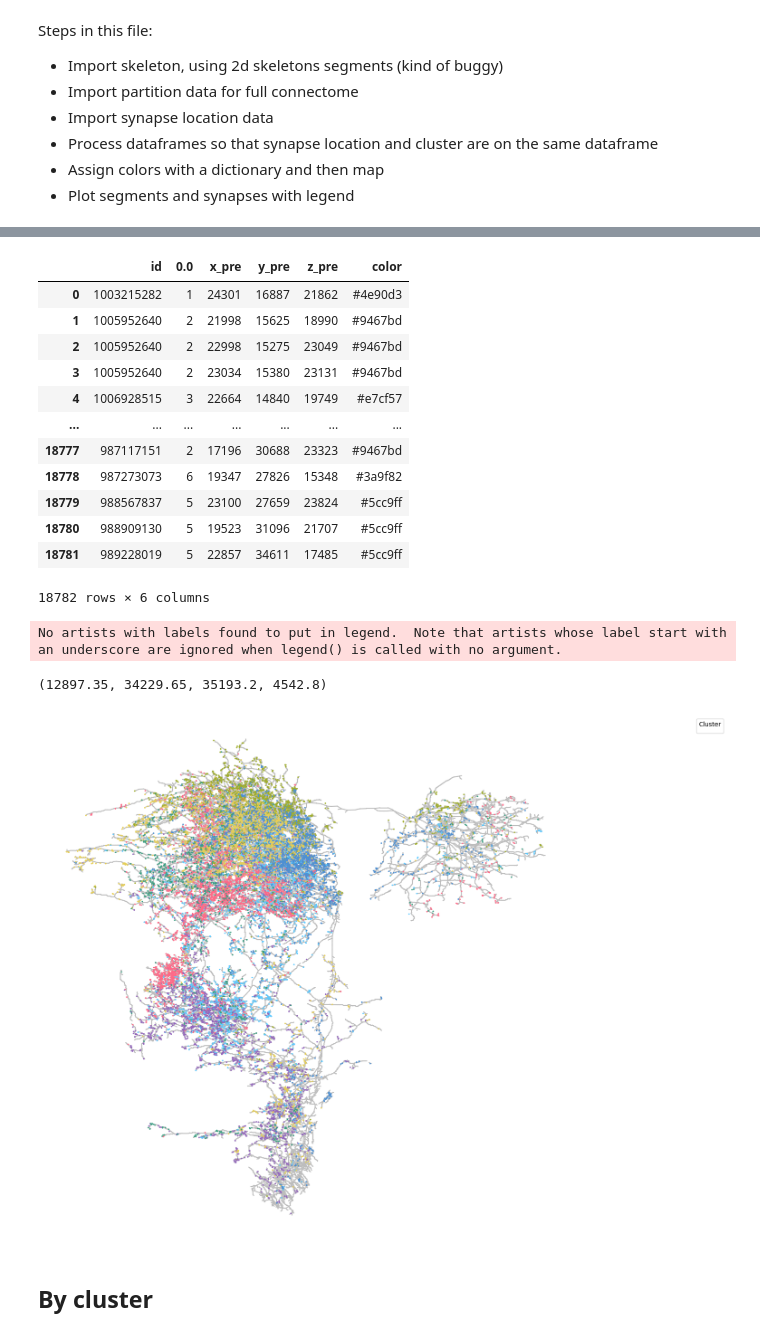
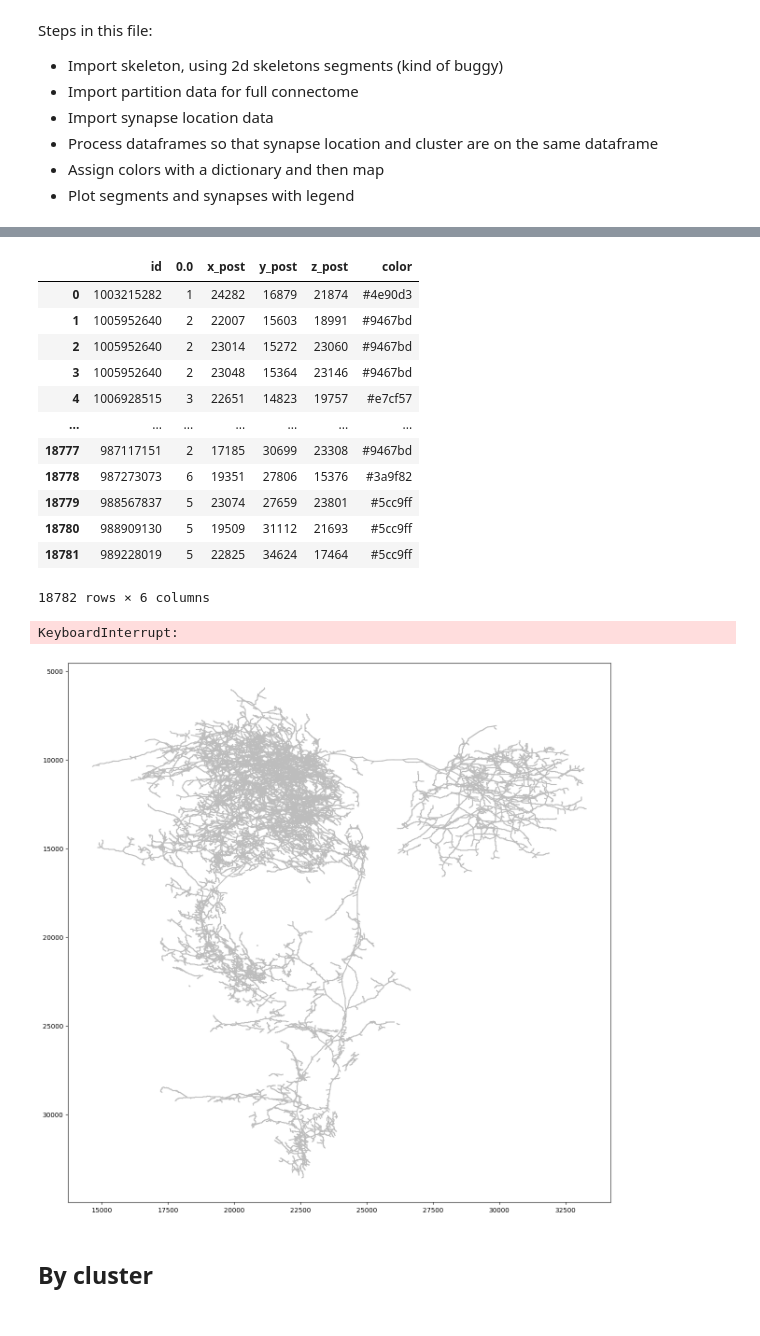
Before and after one commit to Gutierrez-lab/flybrain-clustering-rhessa, a Jupyter notebook: skeleton_clusters.ipynb, the cells around one changed output, grey strips where cells are left out. Cells and saved outputs as stored; diff of their text form; code cells hidden in the pictures.

```diff
--- a/skeleton_clusters.ipynb
+++ b/skeleton_clusters.ipynb
@@ -91,7 +79,7 @@ ovi_node_df
 # %%
 # edit dataframes for easy merging
 ovi_clusters = ovi_node_df[['id', '0.0']].copy()
-ovi_locs = ovi_pre_syns[['bodyId_pre', 'x_pre', 'y_pre', 'z_pre']].copy()
+ovi_locs = ovi_pre_syns[['bodyId_pre', 'x_post', 'y_post', 'z_post']].copy()
 
 # merge synapse data onto cluster data
 ovi_plotting = ovi_clusters.merge(ovi_locs, left_on='id', right_on='bodyId_pre').drop(columns='bodyId_pre')
@@ -119,39 +107,38 @@ color_dict = {1: '#4e90d3', 2: '#9467bd', 3: '#e7cf57', 4: '#ff6a88', 5: '#5cc9f
 ovi_plotting['color'] = ovi_plotting['0.0'].map(color_dict)
 ovi_plotting
 # %% [output]
-|  | id | 0.0 | x_pre | y_pre | z_pre | color |
-| 0 | 1003215282 | 1 | 24301 | 16887 | 21862 | #4e90d3 |
-| 1 | 1005952640 | 2 | 21998 | 15625 | 18990 | #9467bd |
-| 2 | 1005952640 | 2 | 22998 | 15275 | 23049 | #9467bd |
-| 3 | 1005952640 | 2 | 23034 | 15380 | 23131 | #9467bd |
-| 4 | 1006928515 | 3 | 22664 | 14840 | 19749 | #e7cf57 |
+|  | id | 0.0 | x_post | y_post | z_post | color |
+| 0 | 1003215282 | 1 | 24282 | 16879 | 21874 | #4e90d3 |
+| 1 | 1005952640 | 2 | 22007 | 15603 | 18991 | #9467bd |
+| 2 | 1005952640 | 2 | 23014 | 15272 | 23060 | #9467bd |
+| 3 | 1005952640 | 2 | 23048 | 15364 | 23146 | #9467bd |
+| 4 | 1006928515 | 3 | 22651 | 14823 | 19757 | #e7cf57 |
 | ... | ... | ... | ... | ... | ... | ... |
-| 18777 | 987117151 | 2 | 17196 | 30688 | 23323 | #9467bd |
-| 18778 | 987273073 | 6 | 19347 | 27826 | 15348 | #3a9f82 |
-| 18779 | 988567837 | 5 | 23100 | 27659 | 23824 | #5cc9ff |
-| 18780 | 988909130 | 5 | 19523 | 31096 | 21707 | #5cc9ff |
-| 18781 | 989228019 | 5 | 22857 | 34611 | 17485 | #5cc9ff |
+| 18777 | 987117151 | 2 | 17185 | 30699 | 23308 | #9467bd |
+| 18778 | 987273073 | 6 | 19351 | 27806 | 15376 | #3a9f82 |
+| 18779 | 988567837 | 5 | 23074 | 27659 | 23801 | #5cc9ff |
+| 18780 | 988909130 | 5 | 19509 | 31112 | 21693 | #5cc9ff |
+| 18781 | 989228019 | 5 | 22825 | 34624 | 17464 | #5cc9ff |
 18782 rows × 6 columns
 # %%
 # Plot the skeleton and clusters with labels
 fig, ax = plt.subplots(figsize=(15, 15))
 ax.invert_yaxis()  # Flip the y-axis
 
 # Plot the skeleton (2D)
 for index, row in segments.iterrows():
     ax.plot([row['x_child'], row['x_parent']], [row['z_child'], row['z_parent']], color=row['color_child'], zorder=1)
 
 # Drop axes
 
 # plot clusters with legend of clusters corresponding to colors
-ax.scatter(ovi_plotting['x_pre'], ovi_plotting['z_pre'], c=ovi_plotting['color'], s=2, zorder=2)
+ax.scatter(ovi_plotting['x_post'], ovi_plotting['z_post'], c=ovi_plotting['color'], s=2, zorder=2)
 ax.legend(title='Cluster', loc='upper right', bbox_to_anchor=(1.3, 1))
 
 plt.axis('off')
 # %% [output]
-No artists with labels found to put in legend.  Note that artists whose label start with an underscore are ignored when legend() is called with no argument.
+KeyboardInterrupt:
-(12897.35, 34229.65, 35193.2, 4542.8)
-[figure, old version]
+[figure, new version]
 # %% [markdown]
 ## By cluster
 # %%
```
Also changed, not shown: parts of 10 cells of this notebook.
